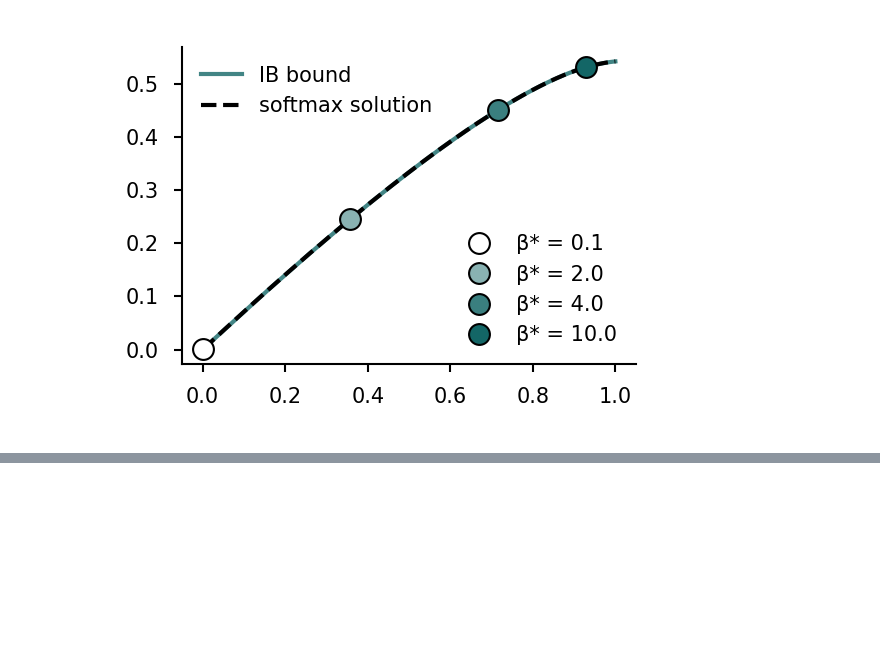
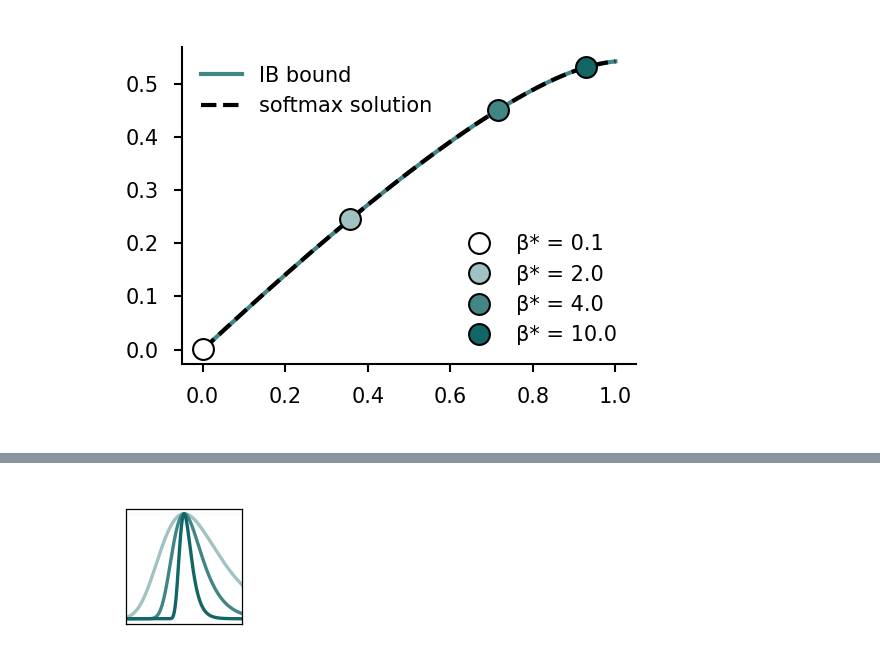
Before and after one commit to jacobaparker/human-inference-IB, a Jupyter notebook: main_analyses_figures.ipynb, the cells around one changed output, grey strips where cells are left out. Drawn from its saved outputs; the diff is of its cells as text; code cells hidden in the pictures; blank space fills up the shorter version.

```diff
--- a/main_analyses_figures.ipynb
+++ b/main_analyses_figures.ipynb
@@ -185,0 +239,29 @@ savefig(fig, 'Figure2/figure2_IBbound')
+# %%
+from scipy.stats import gumbel_r
+
+fig, ax = plt.subplots(figsize=(0.5,0.5), dpi=300)
+
+x = np.arange(-100,100,0.01)
+p1 = 0.3
+p2 = 0.7
+
+for ii, bb in enumerate(betastars):
+    iline2, = ax.plot(x/bb+p2,gumbel_r.pdf(x),c=cmap_t(1-get_color(ii,betastars,0,5)),linewidth=0.8)
+
+ax.set_xlim([p2-1,p2+1])
+ylim = ax.get_ylim()
+ax.set_ylim(ylim)
+ax.set_xticks([])
+ax.set_xlabel('', fontsize=5)
+ax.set_ylabel('', fontsize=5)
+ax.set_xticklabels([])
+ax.set_yticklabels([])
+ax.spines['bottom'].set_linewidth(0.3)
+ax.spines['left'].set_linewidth(0.3)
+ax.spines['top'].set_linewidth(0.3)
+ax.spines['right'].set_linewidth(0.3)
+ax.tick_params(axis='x', length=0)
+ax.tick_params(axis='y', length=0)
+savefig(fig, 'Figure2/figure2_gumbel')
+# %% [output]
+[figure, added]
```
Also changed, not shown: parts of 18 cells of this notebook, 2 other files.
